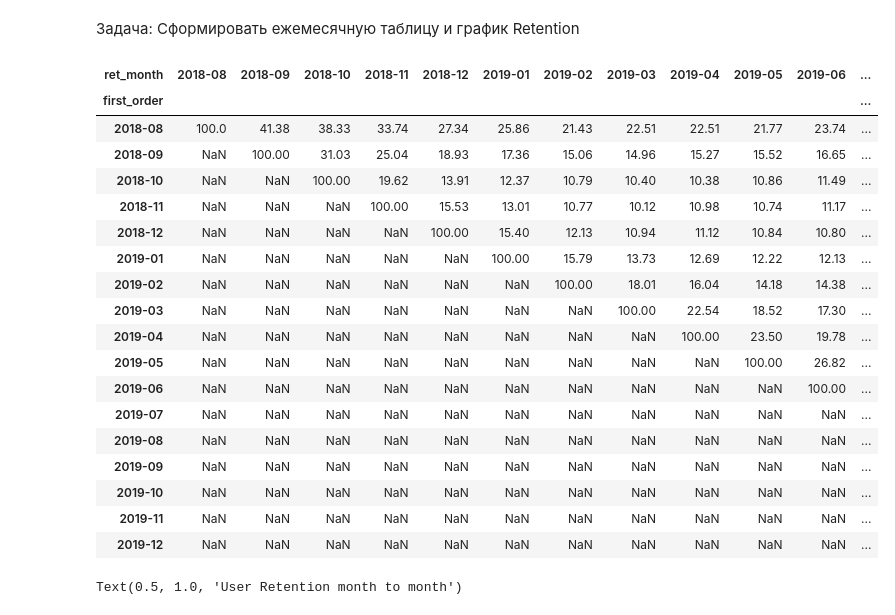
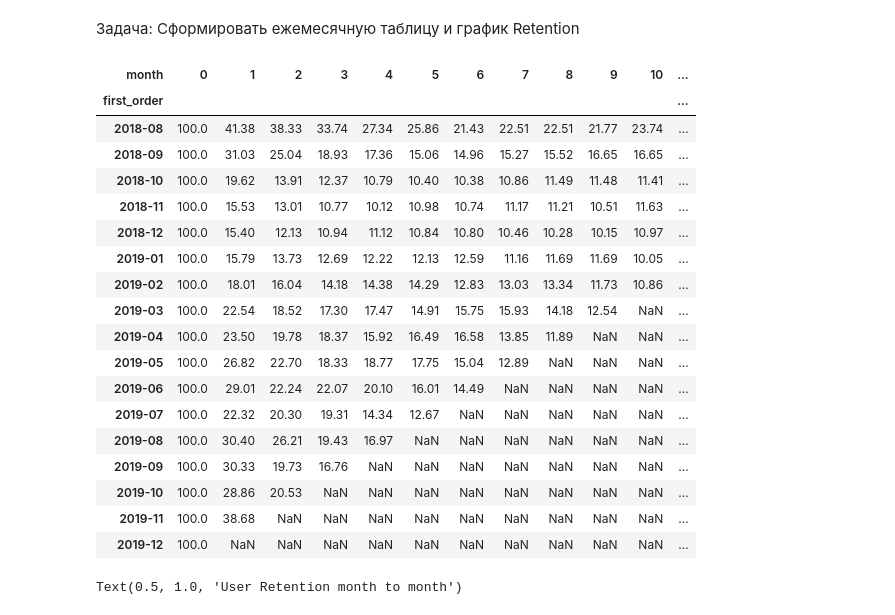
Before and after one commit to httphellojulia/myrepo, a Jupyter notebook: Retention/Python/Retention.ipynb, the cells around one changed output. Saved outputs shown, nothing was run; the diff lists cells and outputs as text; code cells hidden in the pictures.

Commit message:
add retention python

```diff
--- a/Retention/Python/Retention.ipynb
+++ b/Retention/Python/Retention.ipynb
@@ -21,31 +21,31 @@ joined['max_user'] = joined.groupby('first_order')['user_id'].transform('max')
 joined['month'] = joined.sort_values(['first_order','ret_month']).groupby('first_order').cumcount()
 joined['ret'] = round((joined['user_id'] / joined['max_user'])*100,2)
 # %%
-retention = joined.pivot_table(index='first_order',columns='ret_month',values='ret')
+#retention = joined.pivot_table(index='first_order',columns='ret_month',values='ret')
+#retention.head(30)
+
+retention = joined.pivot_table(index='first_order',columns='month',values='ret')
 retention.head(30)
-
-#retention = joined.pivot_table(index='first_order',columns='month',values='ret')
-#retention.head(30)
 # %% [output]
-| ret_month | 2018-08 | 2018-09 | 2018-10 | 2018-11 | 2018-12 | 2019-01 | 2019-02 | 2019-03 | 2019-04 | 2019-05 | 2019-06 | ... |
+| month | 0 | 1 | 2 | 3 | 4 | 5 | 6 | 7 | 8 | 9 | 10 | ... |
 | first_order |  |  |  |  |  |  |  |  |  |  |  | ... |
 | 2018-08 | 100.0 | 41.38 | 38.33 | 33.74 | 27.34 | 25.86 | 21.43 | 22.51 | 22.51 | 21.77 | 23.74 | ... |
-| 2018-09 | NaN | 100.00 | 31.03 | 25.04 | 18.93 | 17.36 | 15.06 | 14.96 | 15.27 | 15.52 | 16.65 | ... |
-| 2018-10 | NaN | NaN | 100.00 | 19.62 | 13.91 | 12.37 | 10.79 | 10.40 | 10.38 | 10.86 | 11.49 | ... |
-| 2018-11 | NaN | NaN | NaN | 100.00 | 15.53 | 13.01 | 10.77 | 10.12 | 10.98 | 10.74 | 11.17 | ... |
-| 2018-12 | NaN | NaN | NaN | NaN | 100.00 | 15.40 | 12.13 | 10.94 | 11.12 | 10.84 | 10.80 | ... |
-| 2019-01 | NaN | NaN | NaN | NaN | NaN | 100.00 | 15.79 | 13.73 | 12.69 | 12.22 | 12.13 | ... |
-| 2019-02 | NaN | NaN | NaN | NaN | NaN | NaN | 100.00 | 18.01 | 16.04 | 14.18 | 14.38 | ... |
-| 2019-03 | NaN | NaN | NaN | NaN | NaN | NaN | NaN | 100.00 | 22.54 | 18.52 | 17.30 | ... |
-| 2019-04 | NaN | NaN | NaN | NaN | NaN | NaN | NaN | NaN | 100.00 | 23.50 | 19.78 | ... |
-| 2019-05 | NaN | NaN | NaN | NaN | NaN | NaN | NaN | NaN | NaN | 100.00 | 26.82 | ... |
-| 2019-06 | NaN | NaN | NaN | NaN | NaN | NaN | NaN | NaN | NaN | NaN | 100.00 | ... |
-| 2019-07 | NaN | NaN | NaN | NaN | NaN | NaN | NaN | NaN | NaN | NaN | NaN | ... |
-| 2019-08 | NaN | NaN | NaN | NaN | NaN | NaN | NaN | NaN | NaN | NaN | NaN | ... |
-| 2019-09 | NaN | NaN | NaN | NaN | NaN | NaN | NaN | NaN | NaN | NaN | NaN | ... |
-| 2019-10 | NaN | NaN | NaN | NaN | NaN | NaN | NaN | NaN | NaN | NaN | NaN | ... |
-| 2019-11 | NaN | NaN | NaN | NaN | NaN | NaN | NaN | NaN | NaN | NaN | NaN | ... |
-| 2019-12 | NaN | NaN | NaN | NaN | NaN | NaN | NaN | NaN | NaN | NaN | NaN | ... |
+| 2018-09 | 100.0 | 31.03 | 25.04 | 18.93 | 17.36 | 15.06 | 14.96 | 15.27 | 15.52 | 16.65 | 16.65 | ... |
+| 2018-10 | 100.0 | 19.62 | 13.91 | 12.37 | 10.79 | 10.40 | 10.38 | 10.86 | 11.49 | 11.48 | 11.41 | ... |
+| 2018-11 | 100.0 | 15.53 | 13.01 | 10.77 | 10.12 | 10.98 | 10.74 | 11.17 | 11.21 | 10.51 | 11.63 | ... |
+| 2018-12 | 100.0 | 15.40 | 12.13 | 10.94 | 11.12 | 10.84 | 10.80 | 10.46 | 10.28 | 10.15 | 10.97 | ... |
+| 2019-01 | 100.0 | 15.79 | 13.73 | 12.69 | 12.22 | 12.13 | 12.59 | 11.16 | 11.69 | 11.69 | 10.05 | ... |
+| 2019-02 | 100.0 | 18.01 | 16.04 | 14.18 | 14.38 | 14.29 | 12.83 | 13.03 | 13.34 | 11.73 | 10.86 | ... |
+| 2019-03 | 100.0 | 22.54 | 18.52 | 17.30 | 17.47 | 14.91 | 15.75 | 15.93 | 14.18 | 12.54 | NaN | ... |
+| 2019-04 | 100.0 | 23.50 | 19.78 | 18.37 | 15.92 | 16.49 | 16.58 | 13.85 | 11.89 | NaN | NaN | ... |
+| 2019-05 | 100.0 | 26.82 | 22.70 | 18.33 | 18.77 | 17.75 | 15.04 | 12.89 | NaN | NaN | NaN | ... |
+| 2019-06 | 100.0 | 29.01 | 22.24 | 22.07 | 20.10 | 16.01 | 14.49 | NaN | NaN | NaN | NaN | ... |
+| 2019-07 | 100.0 | 22.32 | 20.30 | 19.31 | 14.34 | 12.67 | NaN | NaN | NaN | NaN | NaN | ... |
+| 2019-08 | 100.0 | 30.40 | 26.21 | 19.43 | 16.97 | NaN | NaN | NaN | NaN | NaN | NaN | ... |
+| 2019-09 | 100.0 | 30.33 | 19.73 | 16.76 | NaN | NaN | NaN | NaN | NaN | NaN | NaN | ... |
+| 2019-10 | 100.0 | 28.86 | 20.53 | NaN | NaN | NaN | NaN | NaN | NaN | NaN | NaN | ... |
+| 2019-11 | 100.0 | 38.68 | NaN | NaN | NaN | NaN | NaN | NaN | NaN | NaN | NaN | ... |
+| 2019-12 | 100.0 | NaN | NaN | NaN | NaN | NaN | NaN | NaN | NaN | NaN | NaN | ... |
 # %%
 retention = joined.pivot_table(index='month',columns='first_order',values='ret')
 retention[['2018-08','2018-09','2018-10','2018-11','2018-12','2019-01','2019-02']].plot(figsize=(20,10))
```
